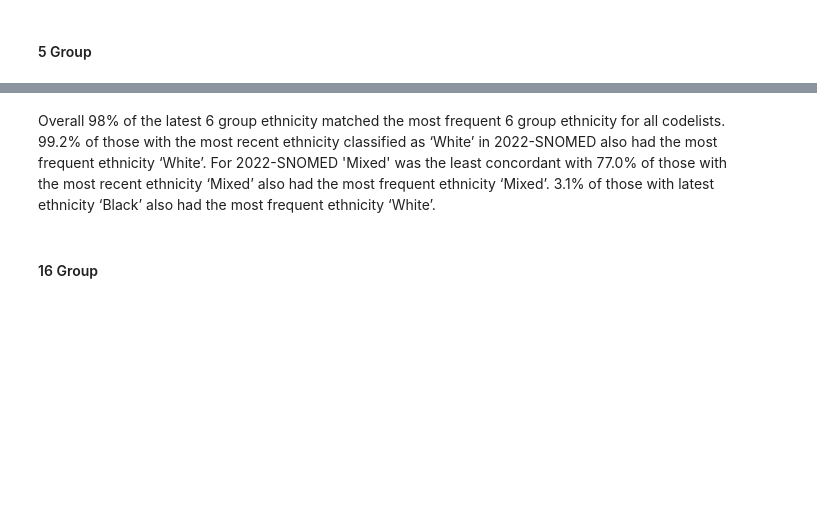
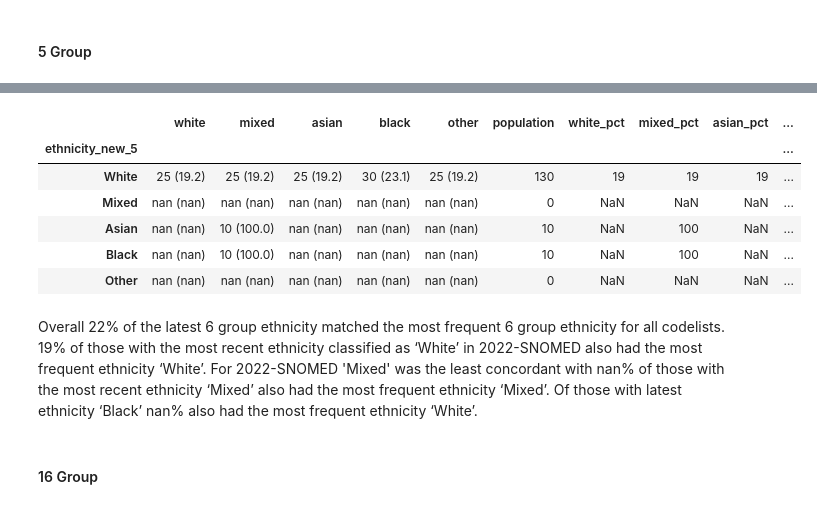
Before and after one commit to opensafely/ethnicity-short-data-report, a Jupyter notebook: notebooks_jupyter/local_report_ethnicity.ipynb, the cells around one changed output, grey strips where cells are left out. Saved outputs shown, nothing was run; the diff lists cells and outputs as text; code cells hidden in the pictures; blank space fills up the shorter version.

```diff
--- a/notebooks_jupyter/local_report_ethnicity.ipynb
+++ b/notebooks_jupyter/local_report_ethnicity.ipynb
@@ -495,10 +510,20 @@ for definition in definitions_5:
+# %%
+df_sum_pct_ethnicity_new_5
+# %% [output]
+|  | white | mixed | asian | black | other | population | white_pct | mixed_pct | asian_pct | ... |
+| ethnicity_new_5 |  |  |  |  |  |  |  |  |  | ... |
+| White | 25 (19.2) | 25 (19.2) | 25 (19.2) | 30 (23.1) | 25 (19.2) | 130 | 19 | 19 | 19 | ... |
+| Mixed | nan (nan) | nan (nan) | nan (nan) | nan (nan) | nan (nan) | 0 | NaN | NaN | NaN | ... |
+| Asian | nan (nan) | 10 (100.0) | nan (nan) | nan (nan) | nan (nan) | 10 | NaN | 100 | NaN | ... |
+| Black | nan (nan) | 10 (100.0) | nan (nan) | nan (nan) | nan (nan) | 10 | NaN | 100 | NaN | ... |
+| Other | nan (nan) | nan (nan) | nan (nan) | nan (nan) | nan (nan) | 0 | NaN | NaN | NaN | ... |
 # %%
 display(Markdown(f"""
-Overall 98% of the latest 6 group ethnicity matched the most frequent 6 group ethnicity for all codelists. 99.2% of those with the most recent ethnicity classified as ‘White’ in 2022-SNOMED also had the most frequent ethnicity ‘White’. For 2022-SNOMED 'Mixed' was the least concordant with 77.0% of those with the most recent ethnicity ‘Mixed’ also had the most frequent ethnicity ‘Mixed’. 3.1% of those with latest ethnicity ‘Black’ also had the most frequent ethnicity ‘White’.
+Overall {'{:,.0f}'.format(df_col_ethnicity_5[0])}% of the latest 6 group ethnicity matched the most frequent 6 group ethnicity for all codelists. {'{:,.0f}'.format(df_sum_pct_ethnicity_new_5["white_pct"][0])}% of those with the most recent ethnicity classified as ‘White’ in 2022-SNOMED also had the most frequent ethnicity ‘White’. For 2022-SNOMED 'Mixed' was the least concordant with {'{:,.0f}'.format(df_sum_pct_ethnicity_new_5["mixed_pct"][1])}% of those with the most recent ethnicity ‘Mixed’ also had the most frequent ethnicity ‘Mixed’. Of those with latest ethnicity ‘Black’ {'{:,.0f}'.format(df_sum_pct_ethnicity_new_5["white_pct"][3])}% also had the most frequent ethnicity ‘White’.
 """))
 # %% [output]
 
-Overall 98% of the latest 6 group ethnicity matched the most frequent 6 group ethnicity for all codelists. 99.2% of those with the most recent ethnicity classified as ‘White’ in 2022-SNOMED also had the most frequent ethnicity ‘White’. For 2022-SNOMED 'Mixed' was the least concordant with 77.0% of those with the most recent ethnicity ‘Mixed’ also had the most frequent ethnicity ‘Mixed’. 3.1% of those with latest ethnicity ‘Black’ also had the most frequent ethnicity ‘White’.
+Overall 22% of the latest 6 group ethnicity matched the most frequent 6 group ethnicity for all codelists. 19% of those with the most recent ethnicity classified as ‘White’ in 2022-SNOMED also had the most frequent ethnicity ‘White’. For 2022-SNOMED 'Mixed' was the least concordant with nan% of those with the most recent ethnicity ‘Mixed’ also had the most frequent ethnicity ‘Mixed’. Of those with latest ethnicity ‘Black’ nan% also had the most frequent ethnicity ‘White’.
 # %% [markdown]
 #### 16 Group
 # %%
```
Also changed, not shown: parts of 28 cells of this notebook.
